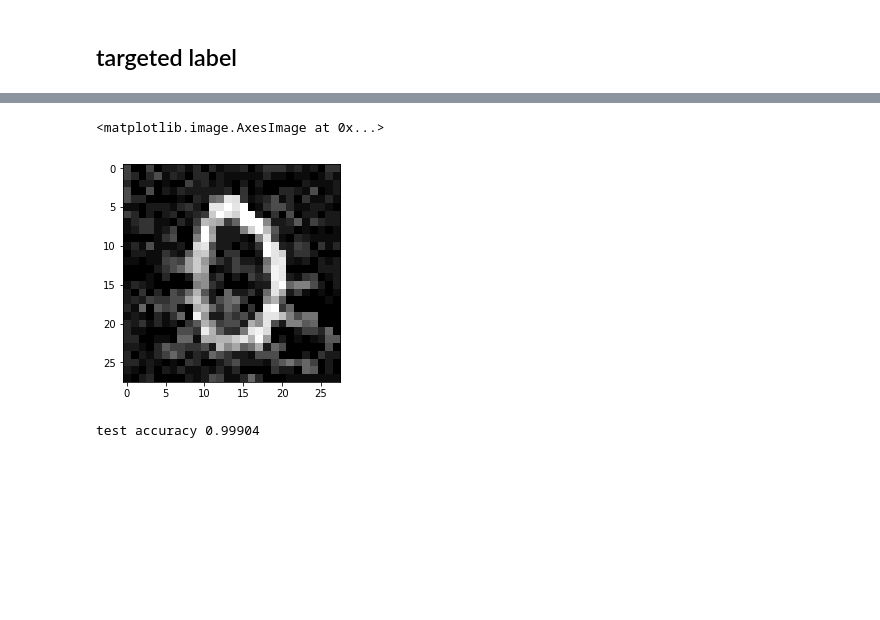
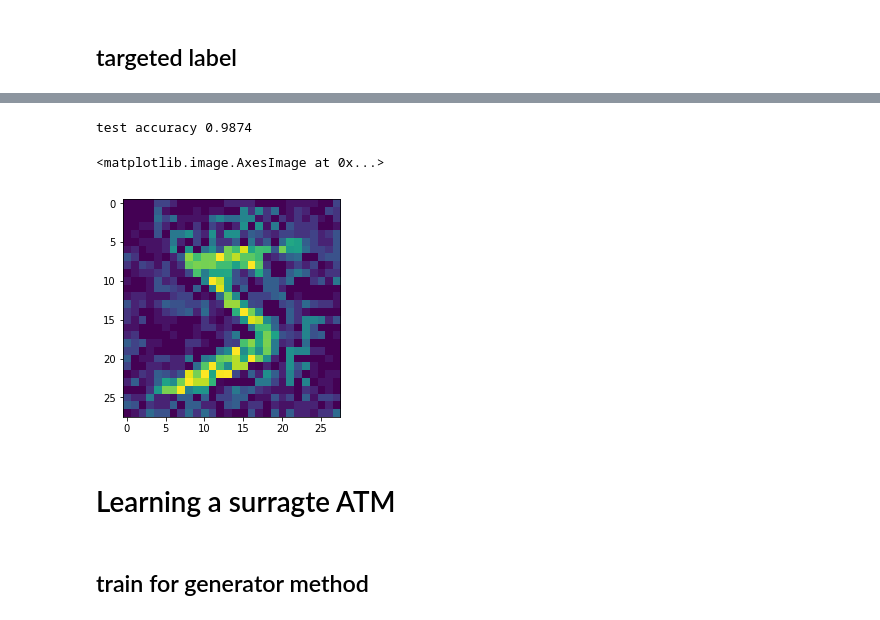
Before and after one commit to MrDongdongLin/piracyDNN, a Jupyter notebook: train_generator.ipynb, the cells around one changed output, grey strips where cells are left out. Drawn from its saved outputs; the diff is of its cells as text; code cells hidden in the pictures; blank space fills up the shorter version.

```diff
--- a/train_generator.ipynb
+++ b/train_generator.ipynb
@@ -68,7 +61,0 @@ _, G_sample = pb.generator(X_r)
-# %%
-if network == "cnn":
-  output_logits_real, output_real = model.basic_cnn(X_r)
-  output_logits_fake, output_fake = model.basic_cnn(G_sample,reuse=True)
-elif network == "resnet":
-  output_logits_real, output_real = model.resnet20(X_r)
-  output_logits_fake, output_fake = model.resnet20(G_sample,reuse=True)
@@ -101 +92,5 @@ G_optimizer = tf.train.AdamOptimizer(learning_rate=lr_decayed).minimize(loss_p_d
+# %%
+sess = tf.Session()
+sess.run(tf.global_variables_initializer())
+sess.run(tf.tables_initializer())
 # %%
@@ -244,21 +137,0 @@ def step_ll_adversarial_images(x, eps, logits):
-# %%
-"""
-softmax_tensor = sess.graph.get_tensor_by_name('discriminator/fc2/add:0')
-image_tensor = sess.graph.get_tensor_by_name('xr:0')
-target_class = tf.reshape(tf.one_hot(2,NUM_CLASSES),[1,NUM_CLASSES])
-
-adv_image_tensor = step_targeted_attack(image_tensor, 0.05, target_class, softmax_tensor)
-# adv_image = mnist_raw.train.images[0].reshape(-1,28,28,1)
-# t = adv_image.copy()
-# adv_noise = np.zeros(t.shape)
-adv_image = np.zeros((50000,28,28,1))
-for j in range(50000):
-  adv_image = mnist_raw.train.images[j].reshape(-1,28,28,1)
-  if j%2000==0:
-    print("Iteration "+str(j))
-  for i in range(10):
-    #print("Iteration "+str(i))
-    adv_image[j] = sess.run(adv_image_tensor,{'xr:0': adv_images[j].reshape(-1,28,28,1)})
-#   adv_noise = np.concatenate((adv_noise, adv_image))
-#plt.imshow(adv_image.reshape(-1,28))
-"""
@@ -280,6 +169,5 @@ NameError: name 'sess' is not defined
 # %%
 x = tf.placeholder(tf.float32, [None, 28, 28, 1])
-y = tf.placeholder(tf.float32, shape=(None, 10))
 attack_model = CNN('cnn', 10)
 NUM_CLASSES = 10
 target_class = tf.reshape(tf.one_hot(2,NUM_CLASSES),[1,NUM_CLASSES])
@@ -293,9 +181,9 @@ it = 10 # iterative FGSM
 
 fgsm = FastGradientMethod(attack_model, sess=sess)
 x_adv = fgsm.generate(x, **fgsm_params)
-adv_images = np.zeros((50000,28,28,1))
-for j in range(50000): # np.shape(xr_train)[0]=60000
-    adv_images[j] = mnist_raw.train.images[j].reshape(-1,28,28,1)
+adv_images = np.zeros((60000,28,28,1))
+for j in range(60000): # np.shape(xr_train)[0]=60000
+    adv_images[j] =xr_train[j].reshape(-1,28,28,1)
     if j%2000==0:
         print("Iteration "+str(j))
     for i in range(it):
@@ -321,21 +210,19 @@ Iteration 48000
-# %%
-import matplotlib.pyplot as plt
-plt.imshow(adv_images[8].reshape(-1,28), cmap='gray')
-#print(mnist_raw.train.labels[3])
-#plt.show()
-#save_image(t,(-1,28,28,1),"original.jpg")
-# %% [output]
-<matplotlib.image.AxesImage at 0x...>
-[figure, removed]
 # %%
 adv = tf.placeholder(tf.float32, [None, 28, 28, 1], name="adv")
-output_logits_adv, output_adv = model.basic_cnn(adv, reuse=True)
+# _y = tf.placeholder(tf.float32, [None, 10])
+_, _output_adv = model.basic_cnn(adv, reuse=True)
 
-correct_prediction2 = tf.equal(tf.argmax(output_adv, -1), \
-        tf.argmax(target_class, -1))
-accuracy2 = tf.reduce_mean(tf.cast(correct_prediction2, "float"))
-print("test accuracy %g" %accuracy2.eval(session = sess,
-      feed_dict = {
-          adv:adv_images}))
+_correct_prediction = tf.equal(tf.argmax(_output_adv, -1), tf.argmax(target_class, -1))
+_accuracy = tf.reduce_mean(tf.cast(_correct_prediction, "float"))
+print("test accuracy %g" %_accuracy.eval(session=sess, feed_dict={adv:adv_images}))
 # %% [output]
-test accuracy 0.99904
+test accuracy 0.9874
+# %%
+plt.imshow(adv_images[0].reshape(-1,28))
+# %% [output]
+<matplotlib.image.AxesImage at 0x...>
+[figure, added]
+# %% [markdown]
+# Learning a surragte ATM
+# %% [markdown]
+## train for generator method
```
Also changed, not shown: parts of 30 cells of this notebook, 2 other files.
